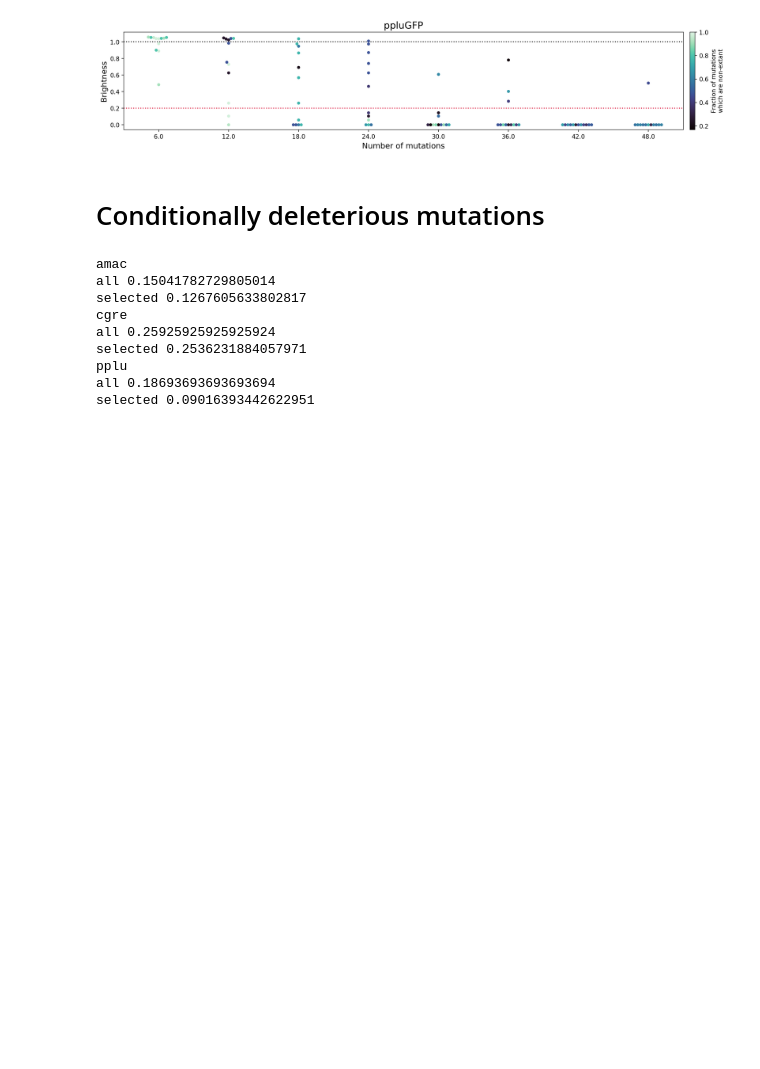
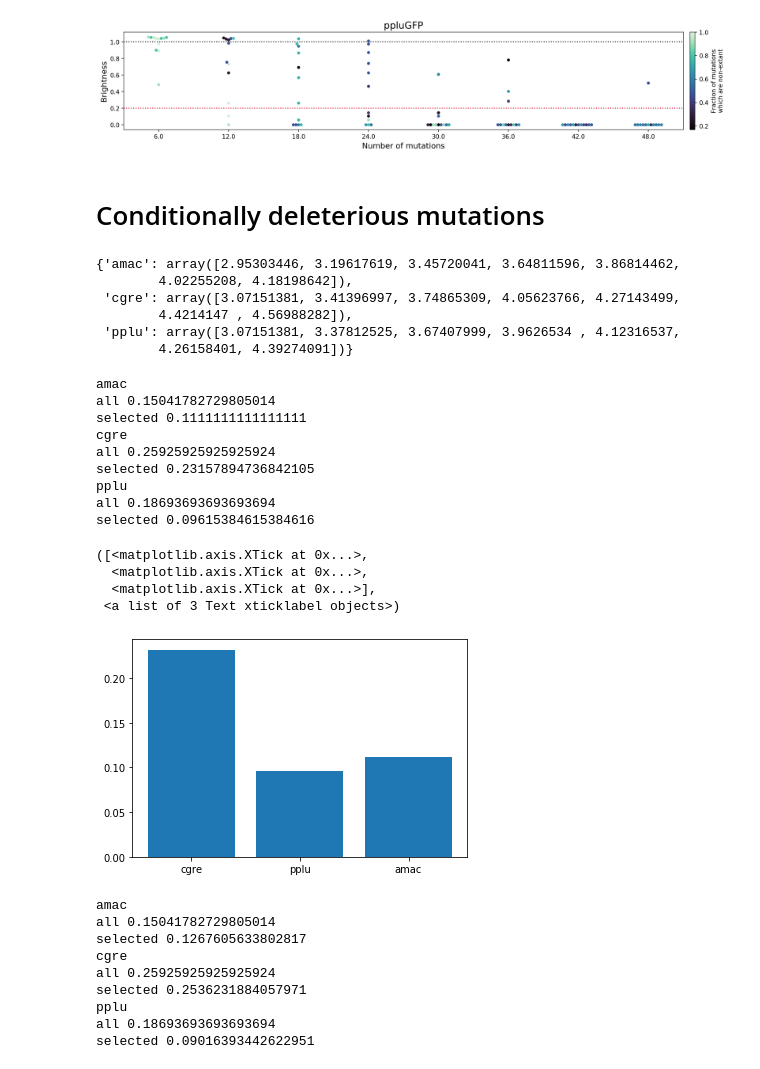
Before and after one commit to aequorea238/Orthologous_GFP_Fitness_Peaks, a Jupyter notebook: analysis/notebooks/lgs12_predictions_testing____.ipynb, the cells around one changed output. Saved outputs shown, nothing was run; the diff lists cells and outputs as text; code cells hidden in the pictures; blank space fills up the shorter version.

```diff
--- a/analysis/notebooks/lgs12_predictions_testing____.ipynb
+++ b/analysis/notebooks/lgs12_predictions_testing____.ipynb
@@ -128,6 +128,58 @@ bg_data = pickle.load(open('mutation_effects_by_background_log10.pkl', 'rb'))
 # %%
 all_mutations = {gene : set(':'.join(predictions[predictions.gene==gene]['aa_genotype_pseudo']).split(':'))
                 for gene in ['amac','cgre','pplu']}
+# %%
+gate_borders_log
+# %% [output]
+{'amac': array([2.95303446, 3.19617619, 3.45720041, 3.64811596, 3.86814462,
+        4.02255208, 4.18198642]),
+ 'cgre': array([3.07151381, 3.41396997, 3.74865309, 4.05623766, 4.27143499,
+        4.4214147 , 4.56988282]),
+ 'pplu': array([3.07151381, 3.37812525, 3.67407999, 3.9626534 , 4.12316537,
+        4.26158401, 4.39274091])}
+# %%
+values = { 'cgre':0, 'pplu':0,'amac':0, }
+for gene in ['amac','cgre','pplu']:
+    fitness_min = ref_wt_log[f'{gene}GFP'] - 0.03
+#     fitness_min = gate_borders_log[gene][2]
+    fitness_max = 10#gate_borders_log[gene][-2]
+    selected = set(':'.join(predictions[(predictions.gene == gene) &
+                                        (predictions.fiji_library_values > fitness_min)
+                                        & (predictions.fiji_library_values < fitness_max)
+                                       ]['aa_genotype_pseudo']).split(':'))
+
+
+    e = -0.3
+    flippers_all = []
+    flippers_successful = []
+    for mut in all_mutations[gene]:
+        if mut in bg_data[gene+'GFP'] and min(bg_data[gene+'GFP'][mut]['mut_effect']) < e:
+            flippers_all.append(mut)
+    for mut in selected:
+        if mut in bg_data[gene+'GFP'] and min(bg_data[gene+'GFP'][mut]['mut_effect']) < e:
+            flippers_successful.append(mut)
+    print(gene)
+    print('all', len(flippers_all) / len(all_mutations[gene]))
+    print('selected', len(flippers_successful) / len(selected))
+    values[gene] = len(flippers_successful) / len(selected)
+
+plt.bar(range(3), values.values(), )
+plt.xticks(range(3),values.keys())
+# %% [output]
+amac
+all 0.15041782729805014
+selected 0.1111111111111111
+cgre
+all 0.25925925925925924
+selected 0.23157894736842105
+pplu
+all 0.18693693693693694
+selected 0.09615384615384616
+([<matplotlib.axis.XTick at 0x...>,
+  <matplotlib.axis.XTick at 0x...>,
+  <matplotlib.axis.XTick at 0x...>],
+ <a list of 3 Text xticklabel objects>)
+[figure, added]
 # %%
 fitness = 0.90
 selected = {gene : set(':'.join(predictions[(predictions.gene == gene) &
```
Also changed, not shown: parts of 14 cells of this notebook, 10 other files.
